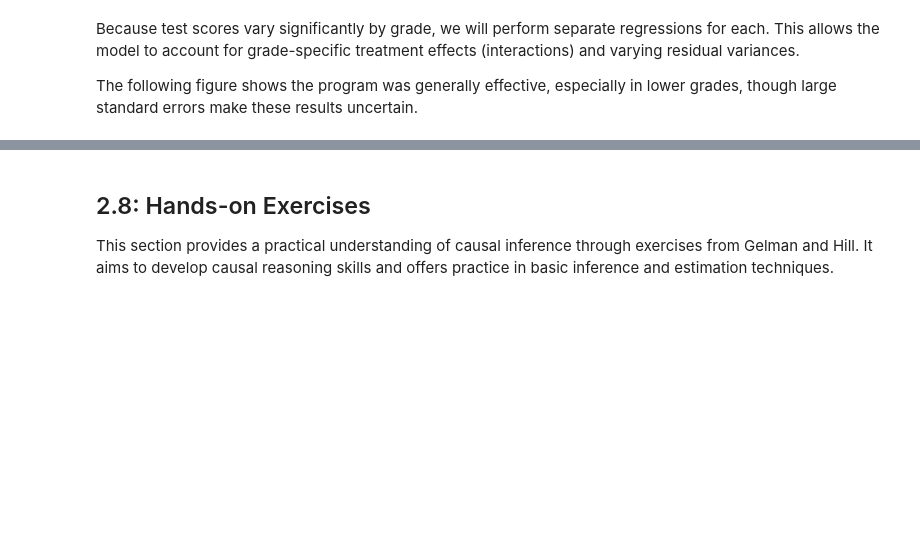
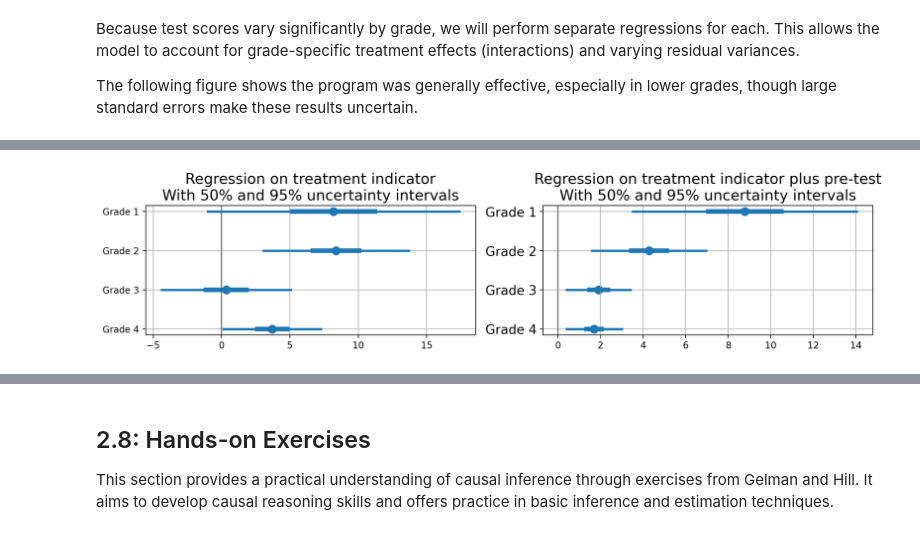
Before and after one commit to stefano-bragaglia/applied-causal-inference, a Jupyter notebook: src/notebooks/02_theory_and_basic_concepts.ipynb, the cells around one changed output, grey strips where cells are left out. Drawn from its saved outputs; the diff is of its cells as text; code cells hidden in the pictures; blank space fills up the shorter version.

```diff
--- a/src/notebooks/02_theory_and_basic_concepts.ipynb
+++ b/src/notebooks/02_theory_and_basic_concepts.ipynb
@@ -462,0 +587,16 @@ The following figure shows the program was generally effective, especially in lo
+# %%
+# For each grade, fit separate model with treatment, pre-test, and an interaction
+treatment_pretest = {}
+for grade in sorted(post["grade"].unique()):
+    model = bmb.Model(
+        "post_test ~ treatment + pre_test",
+        data=electric.query(f"grade == {grade}"),
+        categorical="treatment"
+    )
+    fitted = model.fit()
+    summary = az.summary(fitted)
+    treatment_pretest[f"Grade {grade}"] = {
+        "mean": summary.loc["treatment[1]", "mean"],
+        "sd": summary.loc["treatment[1]", "sd"]
+    }
+treatment_pretest
@@ -462,0 +632,25 @@ The following figure shows the program was generally effective, especially in lo
+# %%
+# Plot the coefficients along with 50% ad 95% intervals when just using the treatment indicator
+fig, axs = plt.subplots(nrows=1, ncols=2, figsize=(12, 3), dpi=200)
+
+for i, (treatment, label) in enumerate([
+    (treatment_only, 'Regression on treatment indicator\nWith 50% and 95% uncertainty intervals'),
+    (treatment_pretest, 'Regression on treatment indicator plus pre-test\nWith 50% and 95% uncertainty intervals'),
+]):
+    axs[i].scatter([treatment[x]['mean'] for x in treatment.keys()], treatment.keys(), s=75)
+    axs[i].vlines(0, 0, 1, transform=axs[i].get_xaxis_transform(), color='gray')
+
+    for grade, effects in treatment.items():
+        ci50 = effects['mean'] + effects['sd'] * np.array([-z50, z50])
+        ci95 = effects['mean'] + effects['sd'] * np.array([-z95, z95])
+        axs[i].hlines(y=grade, xmin=ci50[0], xmax=ci50[1], lw=5)
+        axs[i].hlines(y=grade, xmin=ci95[0], xmax=ci95[1], lw=2.5)
+
+    axs[i].set_title(label, fontsize=16)
+    axs[i].grid(True)
+    axs[i].invert_yaxis()
+
+plt.yticks(fontsize=14)
+plt.tight_layout()
+# %% [output]
+[figure, added]
```
Also changed, not shown: parts of 24 cells of this notebook, 1 other file.
